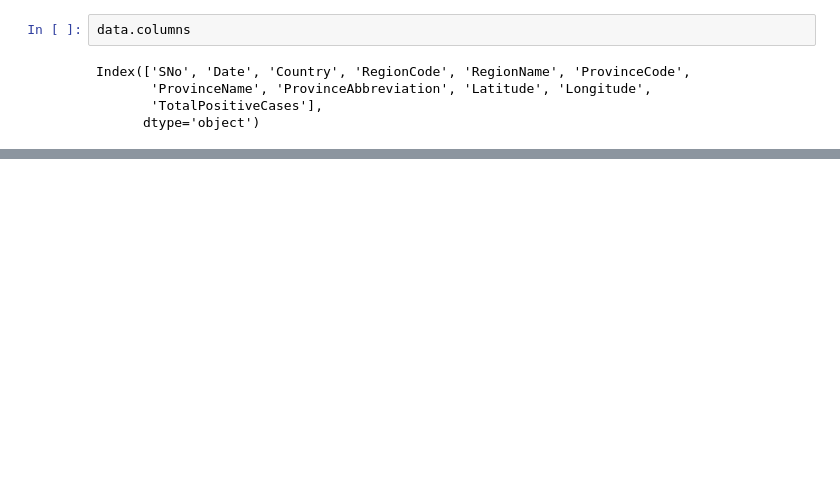
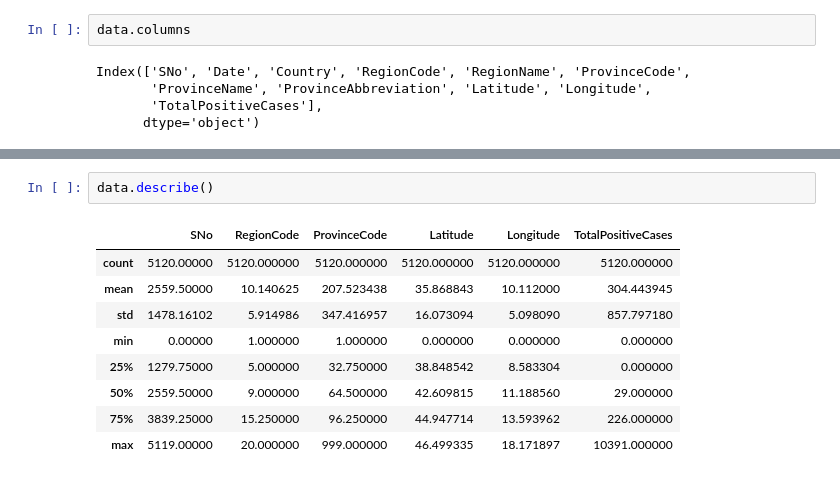
Before and after one commit to SiddarthSamdani/Coronavirus_Italy, a Jupyter notebook: Coronavirus.ipynb, the cells around one changed output, grey strips where cells are left out. Drawn from its saved outputs; the diff is of its cells as text; blank space fills up the shorter version.

```diff
--- a/Coronavirus.ipynb
+++ b/Coronavirus.ipynb
@@ -29,3 +29,15 @@ data.tail()
 | 5117 | 5117 | 2020-04-03T17:00:00 | ITA | 5 | Veneto | 23 | Verona | VR | ... |
 | 5118 | 5118 | 2020-04-03T17:00:00 | ITA | 5 | Veneto | 24 | Vicenza | VI | ... |
 | 5119 | 5119 | 2020-04-03T17:00:00 | ITA | 5 | Veneto | 999 | In fase di definizione/aggiornamento | NaN | ... |
+# %%
+data.describe()
+# %% [output]
+|  | SNo | RegionCode | ProvinceCode | Latitude | Longitude | TotalPositiveCases |
+| count | 5120.00000 | 5120.000000 | 5120.000000 | 5120.000000 | 5120.000000 | 5120.000000 |
+| mean | 2559.50000 | 10.140625 | 207.523438 | 35.868843 | 10.112000 | 304.443945 |
+| std | 1478.16102 | 5.914986 | 347.416957 | 16.073094 | 5.098090 | 857.797180 |
+| min | 0.00000 | 1.000000 | 1.000000 | 0.000000 | 0.000000 | 0.000000 |
+| 25% | 1279.75000 | 5.000000 | 32.750000 | 38.848542 | 8.583304 | 0.000000 |
+| 50% | 2559.50000 | 9.000000 | 64.500000 | 42.609815 | 11.188560 | 29.000000 |
+| 75% | 3839.25000 | 15.250000 | 96.250000 | 44.947714 | 13.593962 | 226.000000 |
+| max | 5119.00000 | 20.000000 | 999.000000 | 46.499335 | 18.171897 | 10391.000000 |
```
Also changed, not shown: parts of 5 cells of this notebook.
